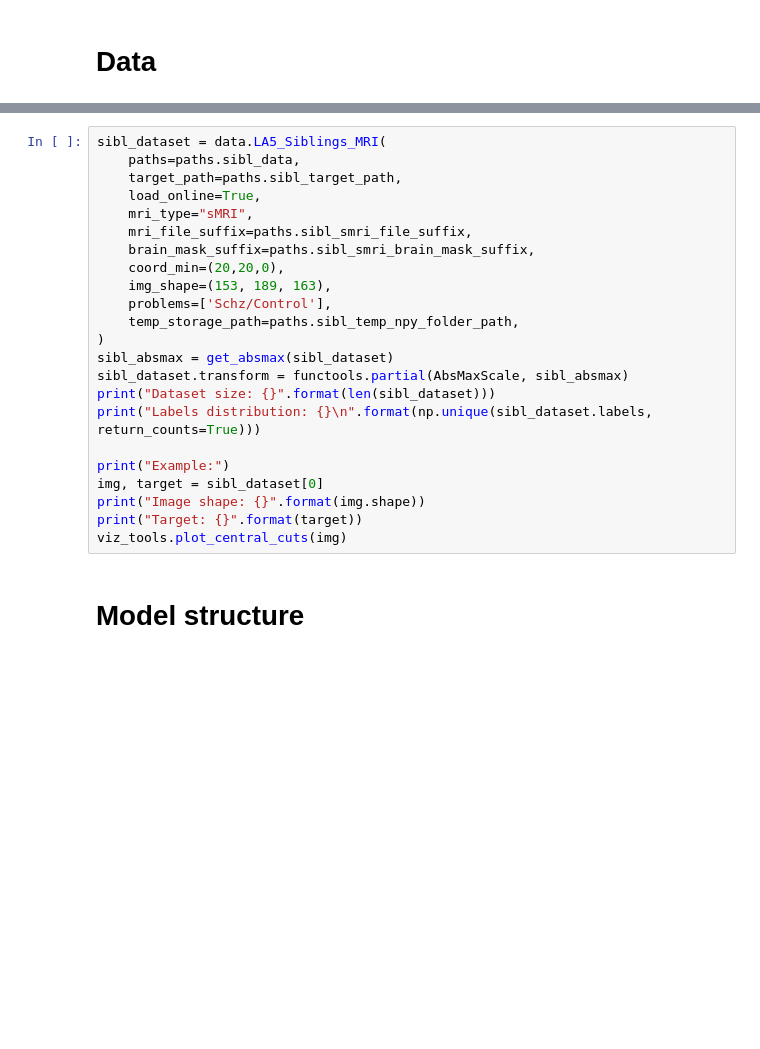
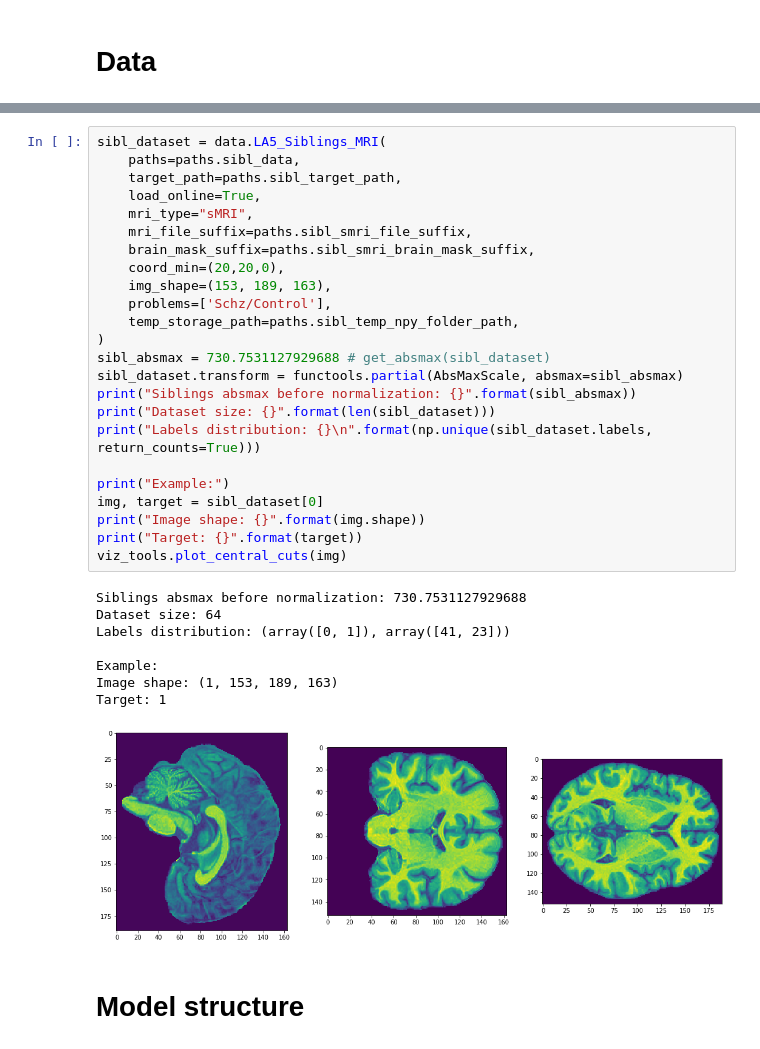
Before and after one commit to rakhimovv/mri-domain-adaptation, a Jupyter notebook: base_smri.ipynb, the cells around one changed output, grey strips where cells are left out. Cells and saved outputs as stored; diff of their text form; blank space fills up the shorter version.

```diff
--- a/base_smri.ipynb
+++ b/base_smri.ipynb
@@ -62,26 +74,36 @@ viz_tools.plot_central_cuts(img)
 # %%
 sibl_dataset = data.LA5_Siblings_MRI(
     paths=paths.sibl_data,
     target_path=paths.sibl_target_path,
     load_online=True,
     mri_type="sMRI",
     mri_file_suffix=paths.sibl_smri_file_suffix,
     brain_mask_suffix=paths.sibl_smri_brain_mask_suffix,
     coord_min=(20,20,0),
     img_shape=(153, 189, 163),
     problems=['Schz/Control'],
     temp_storage_path=paths.sibl_temp_npy_folder_path,
 )
-sibl_absmax = get_absmax(sibl_dataset)
-sibl_dataset.transform = functools.partial(AbsMaxScale, sibl_absmax)
+sibl_absmax = 730.7531127929688 # get_absmax(sibl_dataset)
+sibl_dataset.transform = functools.partial(AbsMaxScale, absmax=sibl_absmax)
+print("Siblings absmax before normalization: {}".format(sibl_absmax))
 print("Dataset size: {}".format(len(sibl_dataset)))
 print("Labels distribution: {}\n".format(np.unique(sibl_dataset.labels, return_counts=True)))
 
 print("Example:")
 img, target = sibl_dataset[0]
 print("Image shape: {}".format(img.shape))
 print("Target: {}".format(target))
 viz_tools.plot_central_cuts(img)
+# %% [output]
+Siblings absmax before normalization: 730.7531127929688
+Dataset size: 64
+Labels distribution: (array([0, 1]), array([41, 23]))
+
+Example:
+Image shape: (1, 153, 189, 163)
+Target: 1
+[figure, added]
 # %% [markdown]
 # Model structure
 # %%
```
Also changed, not shown: parts of 10 cells of this notebook, 2 other files.
